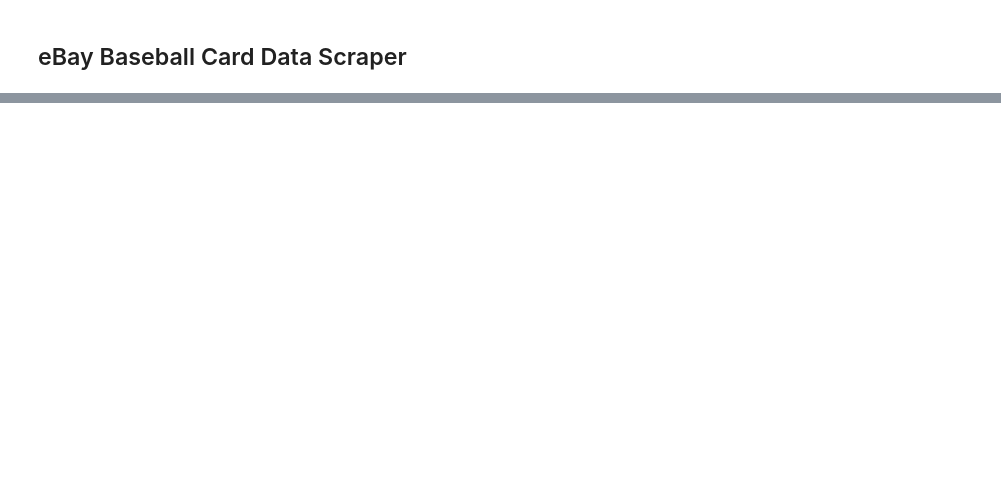
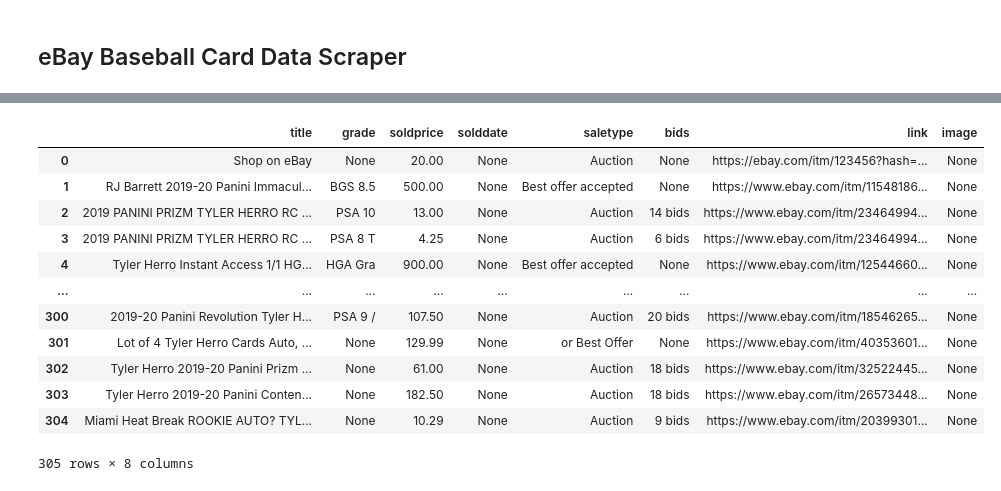
Before and after one commit to mozeleski/sports-cards, a Jupyter notebook: cards.ipynb, the cells around one changed output, grey strips where cells are left out. Cells and saved outputs as stored; diff of their text form; code cells hidden in the pictures; blank space fills up the shorter version.

```diff
--- a/cards.ipynb
+++ b/cards.ipynb
@@ -123,0 +151,19 @@ zion_out
+# %%
+herro = EbayScraper('tyler herro autograph', 9)
+herro_out = herro.output()
+# %%
+herro_out
+# %% [output]
+|  | title | grade | soldprice | solddate | saletype | bids | link | image |
+| 0 | Shop on eBay | None | 20.00 | None | Auction | None | https://ebay.com/itm/123456?hash=... | None |
+| 1 | RJ Barrett 2019-20 Panini Immacul... | BGS 8.5 | 500.00 | None | Best offer accepted | None | https://www.ebay.com/itm/11548186... | None |
+| 2 | 2019 PANINI PRIZM TYLER HERRO RC ... | PSA 10 | 13.00 | None | Auction | 14 bids | https://www.ebay.com/itm/23464994... | None |
+| 3 | 2019 PANINI PRIZM TYLER HERRO RC ... | PSA 8 T | 4.25 | None | Auction | 6 bids | https://www.ebay.com/itm/23464994... | None |
+| 4 | Tyler Herro Instant Access 1/1 HG... | HGA Gra | 900.00 | None | Best offer accepted | None | https://www.ebay.com/itm/12544660... | None |
+| ... | ... | ... | ... | ... | ... | ... | ... | ... |
+| 300 | 2019-20 Panini Revolution Tyler H... | PSA 9 / | 107.50 | None | Auction | 20 bids | https://www.ebay.com/itm/18546265... | None |
+| 301 | Lot of 4 Tyler Herro Cards Auto, ... | None | 129.99 | None | or Best Offer | None | https://www.ebay.com/itm/40353601... | None |
+| 302 | Tyler Herro 2019-20 Panini Prizm ... | None | 61.00 | None | Auction | 18 bids | https://www.ebay.com/itm/32522445... | None |
+| 303 | Tyler Herro 2019-20 Panini Conten... | None | 182.50 | None | Auction | 18 bids | https://www.ebay.com/itm/26573448... | None |
+| 304 | Miami Heat Break ROOKIE AUTO? TYL... | None | 10.29 | None | Auction | 9 bids | https://www.ebay.com/itm/20399301... | None |
+305 rows × 8 columns
```
Also changed, not shown: parts of 8 cells of this notebook, 1 other file.
